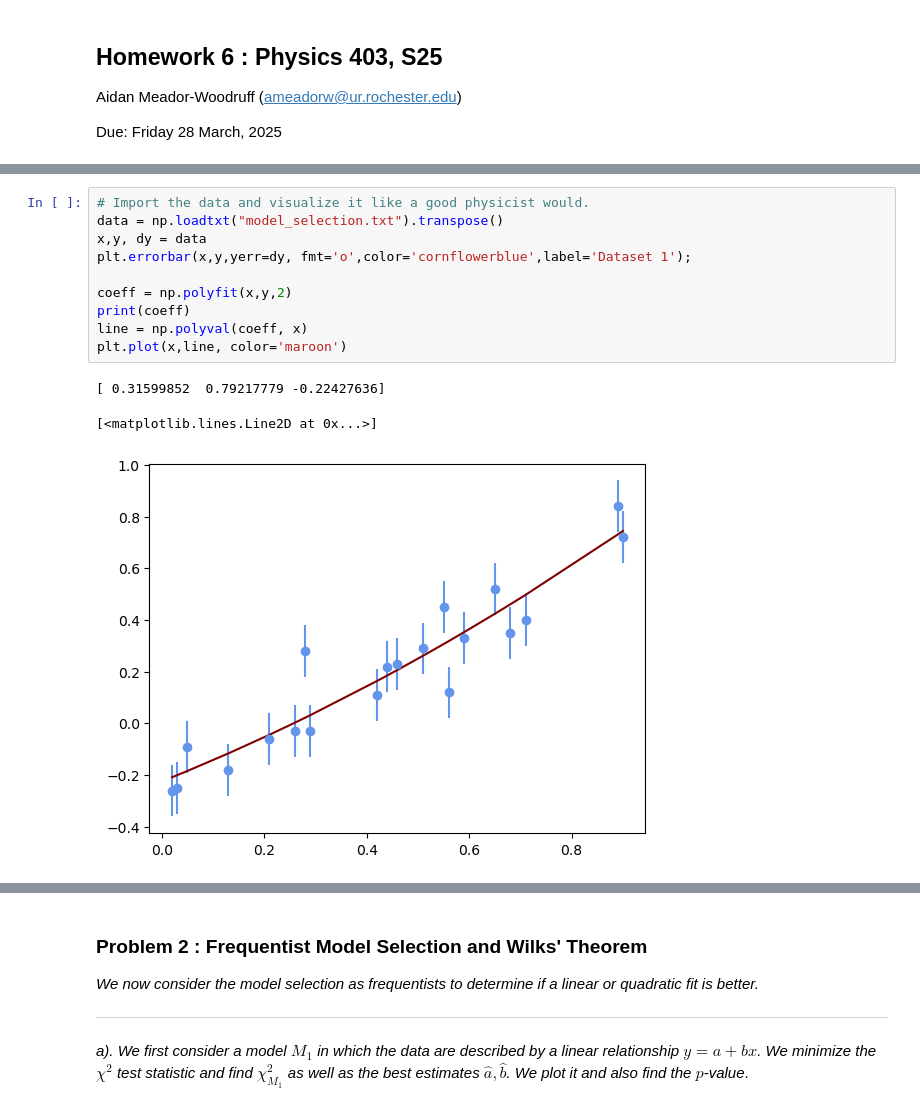
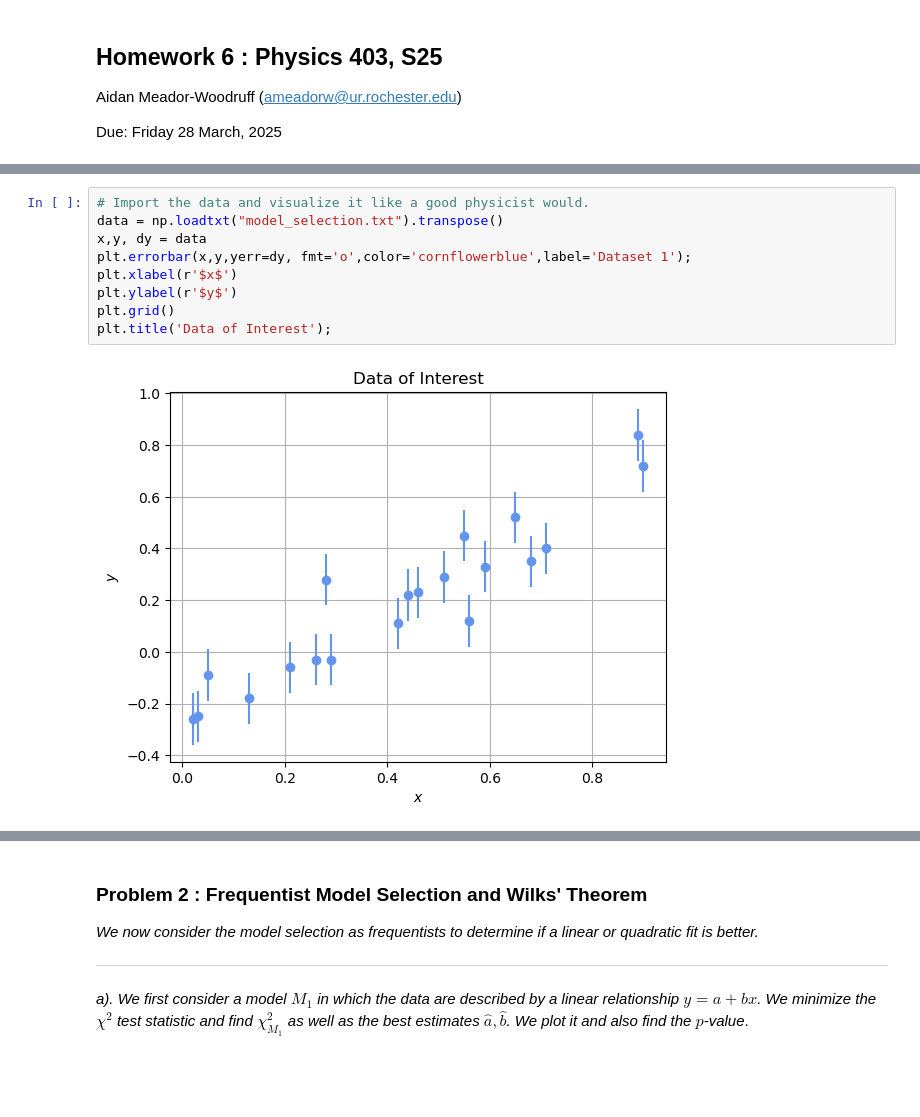
Before and after one commit to aidanwmw/PHYS403, a Jupyter notebook: homework/hw6.ipynb, the cells around one changed output, grey strips where cells are left out. Cells and saved outputs as stored; diff of their text form; blank space fills up the shorter version.

```diff
--- a/homework/hw6.ipynb
+++ b/homework/hw6.ipynb
@@ -22,14 +29,11 @@ from scipy.stats import chi2
 # %%
 # Import the data and visualize it like a good physicist would.
 data = np.loadtxt("model_selection.txt").transpose()
 x,y, dy = data
 plt.errorbar(x,y,yerr=dy, fmt='o',color='cornflowerblue',label='Dataset 1');
-
-coeff = np.polyfit(x,y,2)
-print(coeff)
-line = np.polyval(coeff, x)
-plt.plot(x,line, color='maroon')
+plt.xlabel(r'$x$')
+plt.ylabel(r'$y$')
+plt.grid()
+plt.title('Data of Interest');
 # %% [output]
-[ 0.31599852  0.79217779 -0.22427636]
-[<matplotlib.lines.Line2D at 0x...>]
-[figure, old version]
+[figure, new version]
```
Also changed, not shown: parts of 19 cells of this notebook, 2 other files.
